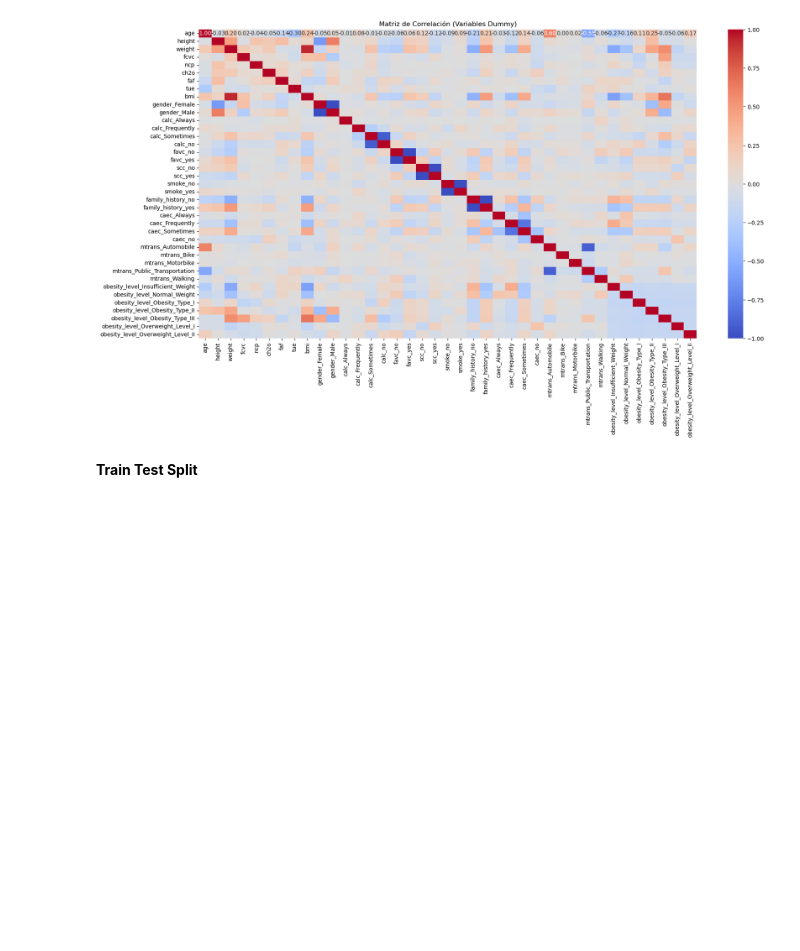
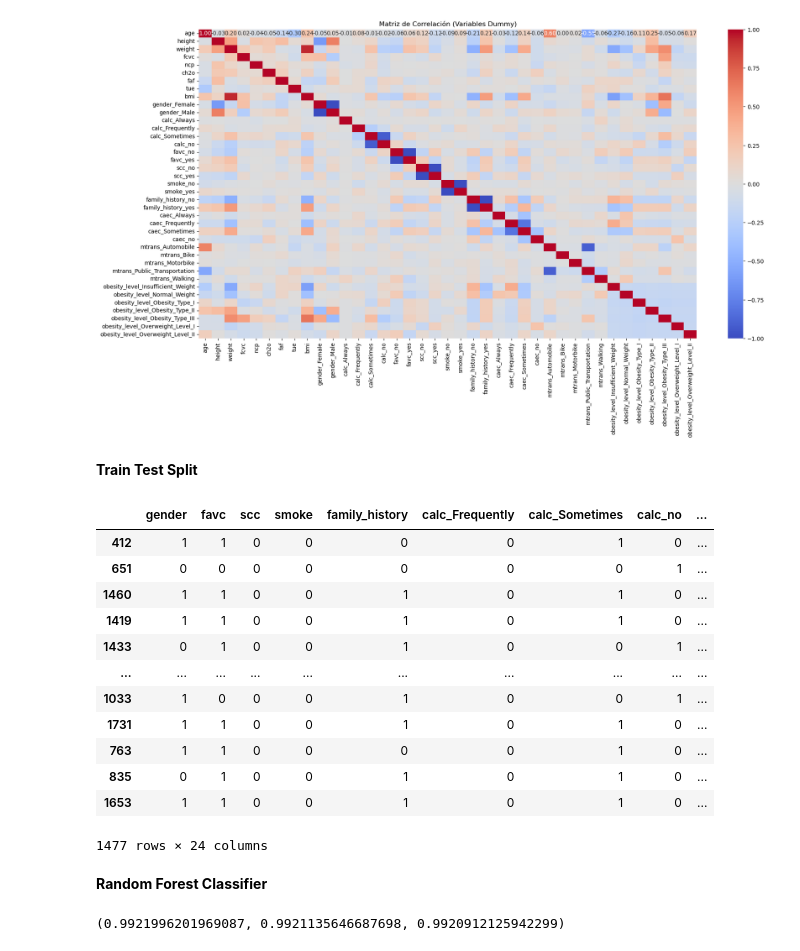
Before and after one commit to Andiwahnon15/Obesity, a Jupyter notebook: notebooks/main-1.ipynb, the cells around one changed output. Drawn from its saved outputs; the diff is of its cells as text; code cells hidden in the pictures; blank space fills up the shorter version.

```diff
--- a/notebooks/main-1.ipynb
+++ b/notebooks/main-1.ipynb
@@ -233,3 +233,32 @@ features[features.select_dtypes(include=["bool"]).columns]=features[features.sel
 # %%
 #Separamos la data.
 X_train, X_test, y_train, y_test = train_test_split(features, target, test_size = 0.30, random_state=0)
+# %%
+X_train
+# %% [output]
+|  | gender | favc | scc | smoke | family_history | calc_Frequently | calc_Sometimes | calc_no | ... |
+| 412 | 1 | 1 | 0 | 0 | 0 | 0 | 1 | 0 | ... |
+| 651 | 0 | 0 | 0 | 0 | 0 | 0 | 0 | 1 | ... |
+| 1460 | 1 | 1 | 0 | 0 | 1 | 0 | 1 | 0 | ... |
+| 1419 | 1 | 1 | 0 | 0 | 1 | 0 | 1 | 0 | ... |
+| 1433 | 0 | 1 | 0 | 0 | 1 | 0 | 0 | 1 | ... |
+| ... | ... | ... | ... | ... | ... | ... | ... | ... | ... |
+| 1033 | 1 | 0 | 0 | 0 | 1 | 0 | 0 | 1 | ... |
+| 1731 | 1 | 1 | 0 | 0 | 1 | 0 | 1 | 0 | ... |
+| 763 | 1 | 1 | 0 | 0 | 0 | 0 | 1 | 0 | ... |
+| 835 | 0 | 1 | 0 | 0 | 1 | 0 | 1 | 0 | ... |
+| 1653 | 1 | 1 | 0 | 0 | 1 | 0 | 1 | 0 | ... |
+1477 rows × 24 columns
+# %% [markdown]
+**Random Forest Classifier**
+# %%
+rf = RandomForestClassifier(max_depth=10)
+rf.fit(X_train, y_train)
+y_pred = rf.predict(X_test)
+
+precision = precision_score(y_test, y_pred, average= "weighted")
+recall = recall_score(y_test, y_pred, average= "weighted")
+f1 = f1_score(y_test, y_pred, average= "weighted")
+precision, recall, f1
+# %% [output]
+(0.9921996201969087, 0.9921135646687698, 0.9920912125942299)
```
Also changed, not shown: parts of 1 cell of this notebook.
